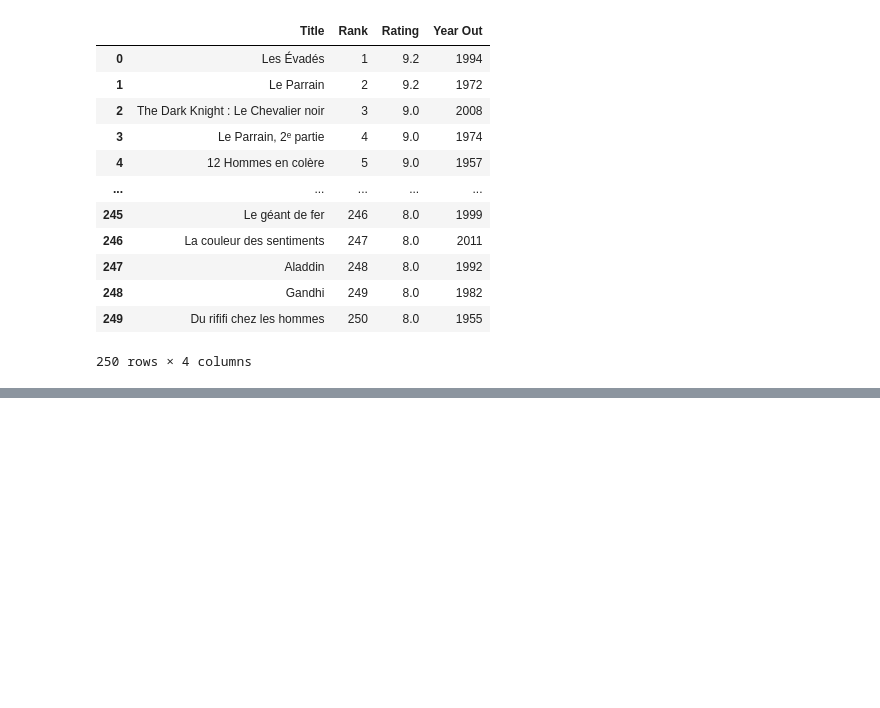
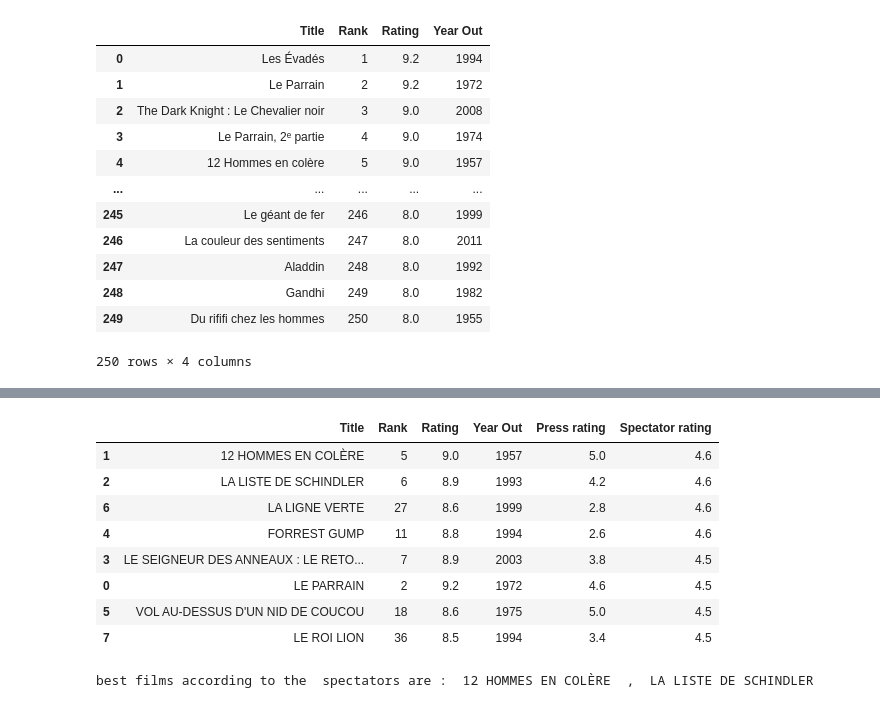
Before and after one commit to Clement2169/immocv, a Jupyter notebook: notebooks/miscellaneous/imdb.ipynb, the cells around one changed output, grey strips where cells are left out. Saved outputs shown, nothing was run; the diff lists cells and outputs as text; code cells hidden in the pictures; blank space fills up the shorter version.

```diff
--- a/notebooks/miscellaneous/imdb.ipynb
+++ b/notebooks/miscellaneous/imdb.ipynb
@@ -115,10 +115,9 @@ display(df_imdb)
 # %%
 url_allocine =  "https://assets-datascientest.s3.eu-west-1.amazonaws.com/AlloCiné.html"
 
-page_allocine = requests.get (url_imdb)
+page_allocine = requests.get (url_allocine)
 
-bs_allocine = bs(page_imdb.content,"lxml")
+bs_allocine = bs(page_allocine.content,"lxml")
 
-# bs_allocine.prettify().splitlines()[0:2000]
-print (bs_allocine)
+bs_allocine.prettify().splitlines()[0:30]
 # %% [output]
@@ -142,11 +141,6 @@ var ue_csm = window,
 # %%
-films_allocine = bs_allocine.find_all("div",class_="card entity-card entity-card-list cf")
-print (films_allocine)
+# recover first page films
+films_allocine = bs_allocine.find_all('li',class_="mdl")
 
-first_film = films_allocine[0]
-first_film_name = films_allocine.find_next("h2").text
-print (films_allocine)
-first_film_ratings = films_allocine.find_all("span",class_ = "stareval-note")
-first_film_press_rating = float (films_allocine.find_all("span","stareval-note")[0].text.strip().replace(',','.'))
-first_film_spectator_rating = float (films_allocine.find_all("span","stareval-note")[1].text.strip().replace(',','.'))
+print ( "number of films of the first page", len(films_allocine))
 # %% [output]
@@ -155,14 +165,14 @@ first_film_spectator_rating = float (films_allocine.find_all("span","stareval-no
 # %%
+import pandas as pd
 film_titles = []
 press_ratings = []
 spectator_ratings = []
 for film in films_allocine :
-    film_titles.append(film.find_next("h2").text)
+    film_titles.append(film.find_next("h2").text.strip())
+    film_ratings = film.find_all("span",class_ = "stareval-note")
 
-    film_press_rating = film.find_next("span",class_ = "stareval-note")
-    film_spectator_rating = film_press_rating.find_next("span",class_ = "stareval-note")
-    press_ratings.append (float(film_press_rating.text.strip().replace(',','.')))
-    spectator_ratings.append (float(film_spectator_rating.text.strip().replace(',','.')))
+    press_ratings.append (float(film_ratings[0].text.strip().replace(',','.')))
+    spectator_ratings.append (float(film_ratings[1].text.strip().replace(',','.')))
 
 tables = list(zip(film_titles,press_ratings,spectator_ratings))
 df_allocine = pd.DataFrame(tables,columns=["Title","Press rating","Spectator rating"])
@@ -170,4 +192,7 @@ display(df_allocine)
 # %%
 df_allocine.Title = df_allocine.Title.str.upper()
 df_imdb.Title = df_imdb.Title.str.upper()
-df_merged = pd.merge(df_imdb, df_allocine, on='Title')
+display (df_imdb)
+display (df_allocine)
+
+imdb_allocine_common = pd.merge(df_imdb, df_allocine, on='Title')
@@ -174,2 +224,16 @@ df_merged = pd.merge(df_imdb, df_allocine, on='Title')
 # %%
-df_merged.sort_values(by="Spectator rating",ascending=False).head(10)
+sorted_films = imdb_allocine_common.sort_values(by=["Spectator rating"],ascending=False)
+display (sorted_films)
+
+print ("best films according to the  spectators are : ", sorted_films.iloc[0].Title," , ",sorted_films.iloc[1].Title)
+# %% [output]
+|  | Title | Rank | Rating | Year Out | Press rating | Spectator rating |
+| 1 | 12 HOMMES EN COLÈRE | 5 | 9.0 | 1957 | 5.0 | 4.6 |
+| 2 | LA LISTE DE SCHINDLER | 6 | 8.9 | 1993 | 4.2 | 4.6 |
+| 6 | LA LIGNE VERTE | 27 | 8.6 | 1999 | 2.8 | 4.6 |
+| 4 | FORREST GUMP | 11 | 8.8 | 1994 | 2.6 | 4.6 |
+| 3 | LE SEIGNEUR DES ANNEAUX : LE RETO... | 7 | 8.9 | 2003 | 3.8 | 4.5 |
+| 0 | LE PARRAIN | 2 | 9.2 | 1972 | 4.6 | 4.5 |
+| 5 | VOL AU-DESSUS D'UN NID DE COUCOU | 18 | 8.6 | 1975 | 5.0 | 4.5 |
+| 7 | LE ROI LION | 36 | 8.5 | 1994 | 3.4 | 4.5 |
+best films according to the  spectators are :  12 HOMMES EN COLÈRE  ,  LA LISTE DE SCHINDLER
```
Also changed, not shown: parts of 7 cells of this notebook, 3 other files.
